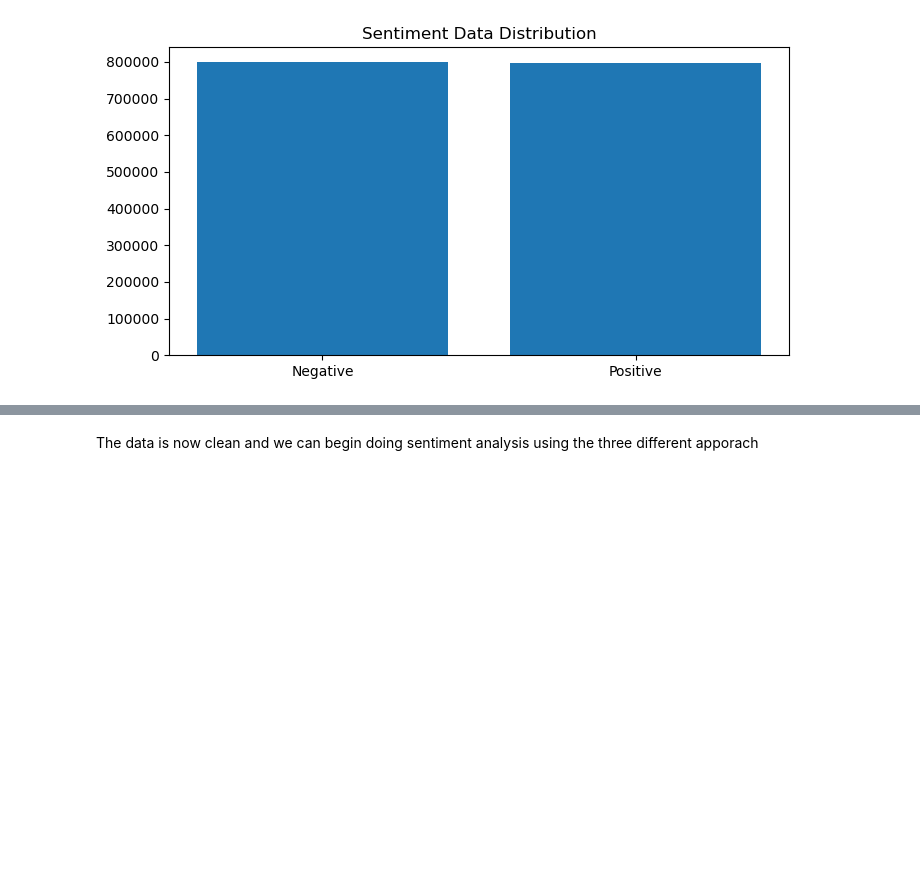
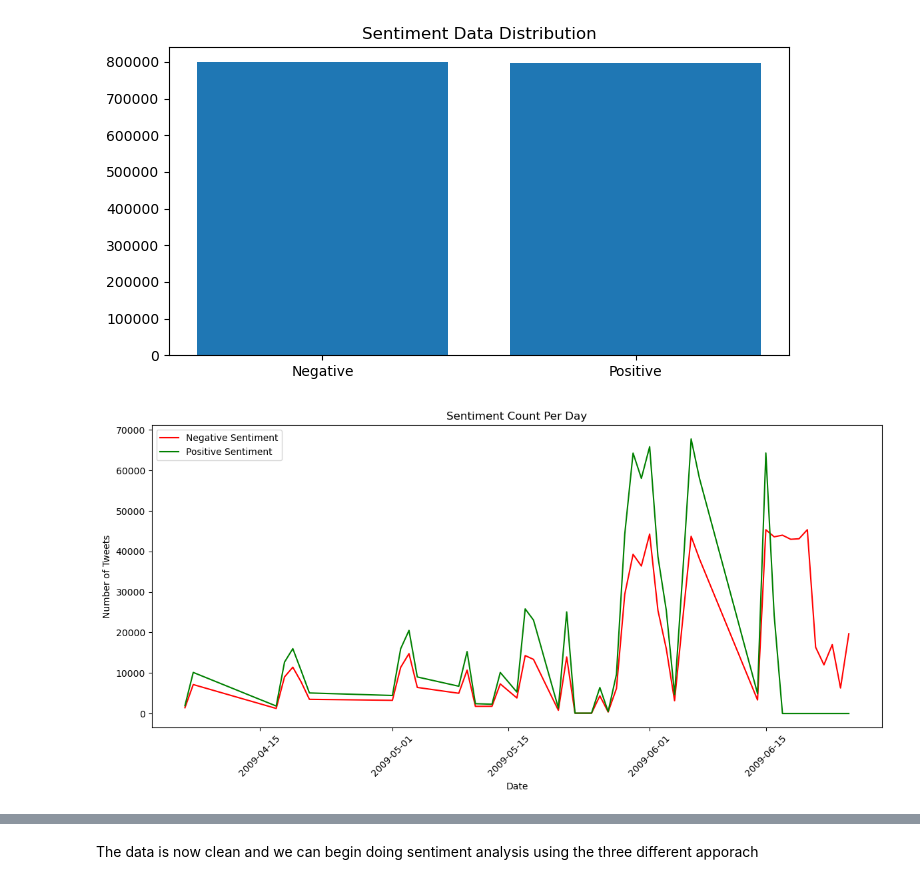
Before and after one commit to GarethFrederick/SentimentAnalysisProject, a Jupyter notebook: Sentiment_Analysis_Project.ipynb, the cells around one changed output, grey strips where cells are left out. Cells and saved outputs as stored; diff of their text form; code cells hidden in the pictures; blank space fills up the shorter version.

Commit message:
added line plot

```diff
--- a/Sentiment_Analysis_Project.ipynb
+++ b/Sentiment_Analysis_Project.ipynb
@@ -117,3 +123,18 @@ Text(0.5, 1.0, 'Sentiment Data Distribution')
+# %%
+# Plot the line chart
+plt.figure(figsize=(12, 6))
+plt.plot(sentiment_count.index, sentiment_count['Negative'], label='Negative Sentiment', color='red')
+plt.plot(sentiment_count.index, sentiment_count.get('Positive', 0), label='Positive Sentiment', color='green')
+
+plt.title('Sentiment Count Per Day')
+plt.xlabel('Date')
+plt.ylabel('Number of Tweets')
+plt.legend()
+plt.xticks(rotation=45)
+plt.tight_layout()
+plt.show()
+# %% [output]
+[figure, added]
 # %%
 stop_words = stopwords.words('english')
 stemmer = SnowballStemmer('english')
```
Also changed, not shown: parts of 5 cells of this notebook.
